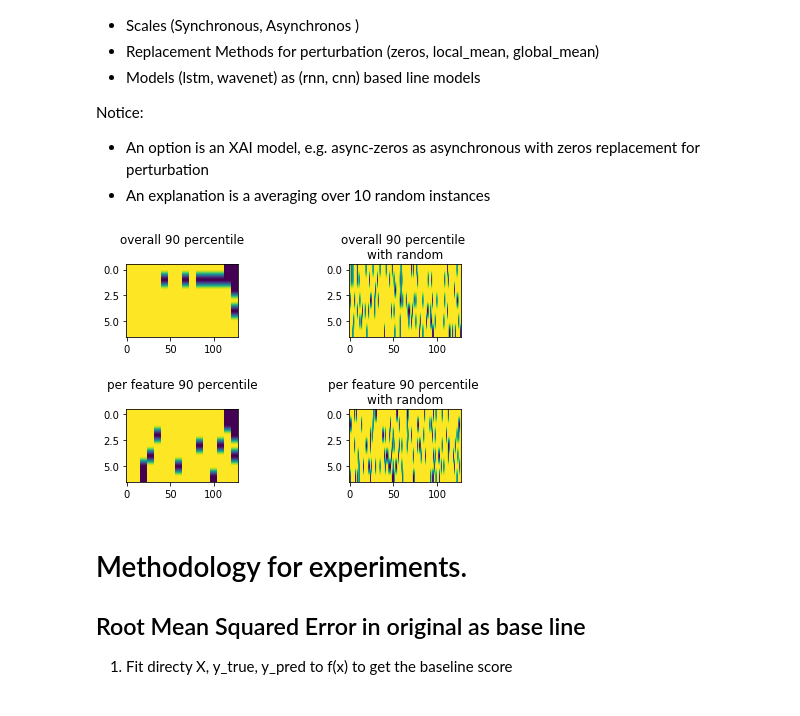
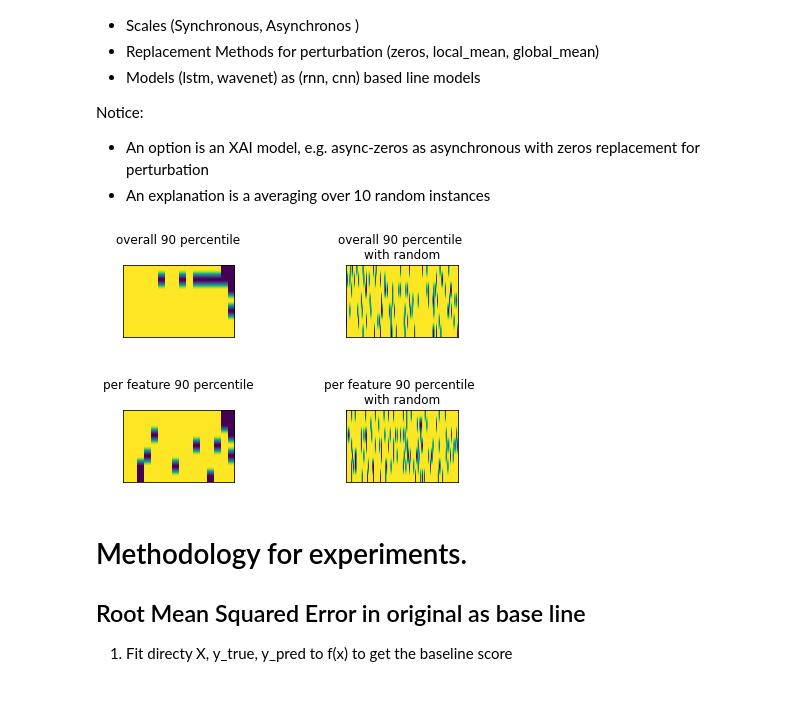
Before and after one commit to dungthuapps/tsx, a Jupyter notebook: notebooks/tsx-eval-qm.ipynb, the cells around one changed output. Cells and saved outputs as stored; diff of their text form; code cells hidden in the pictures.

```diff
--- a/notebooks/tsx-eval-qm.ipynb
+++ b/notebooks/tsx-eval-qm.ipynb
@@ -147,34 +147,35 @@ x_arr = X[0]
 
 # Get absolute value for weight, because LIME could be negative -> 90 percentile might not work.
 m1 = mask_percentile(np.abs(x_coef), axis=None, interpolation="higher")
 m2 = mask_percentile(np.abs(x_coef), axis=None, interpolation="higher", random=True)
 m3 = mask_percentile(np.abs(x_coef), axis=1, interpolation="higher")
 m4 = mask_percentile(np.abs(x_coef), axis=1, interpolation="higher", random=True)
 
 fig, axes = plt.subplots(2, 2)
 ax = axes[0, 0]
 ax.imshow(m1, aspect='auto')
 ax.set_title("overall 90 percentile\n")
 ax = axes[0, 1]
 ax.imshow(m2, aspect='auto')
 ax.set_title("overall 90 percentile \nwith random")
 ax = axes[1, 0]
 ax.imshow(m3, aspect='auto')
 ax.set_title("per feature 90 percentile\n")
 ax = axes[1, 1]
 ax.imshow(m4, aspect='auto')
 ax.set_title("per feature 90 percentile \nwith random")
 plt.subplots_adjust(hspace=1, wspace=1)
 
+plt_hide_ticks(fig)
 # Test perturb_X
 #r = replacements(x_arr, method="zeros")
 #z = perturb(x_arr, m, r)
 
 #e = explanations[0]
 #xcoef = e["xcoef"]
 #X_perturbed = perturb_X(X, xcoef, method="zeros")
 # %% [output]
-[figure, old version]
+[figure, new version]
 # %% [markdown]
 # Methodology for experiments.
 
```
Also changed, not shown: parts of 7 cells of this notebook.
